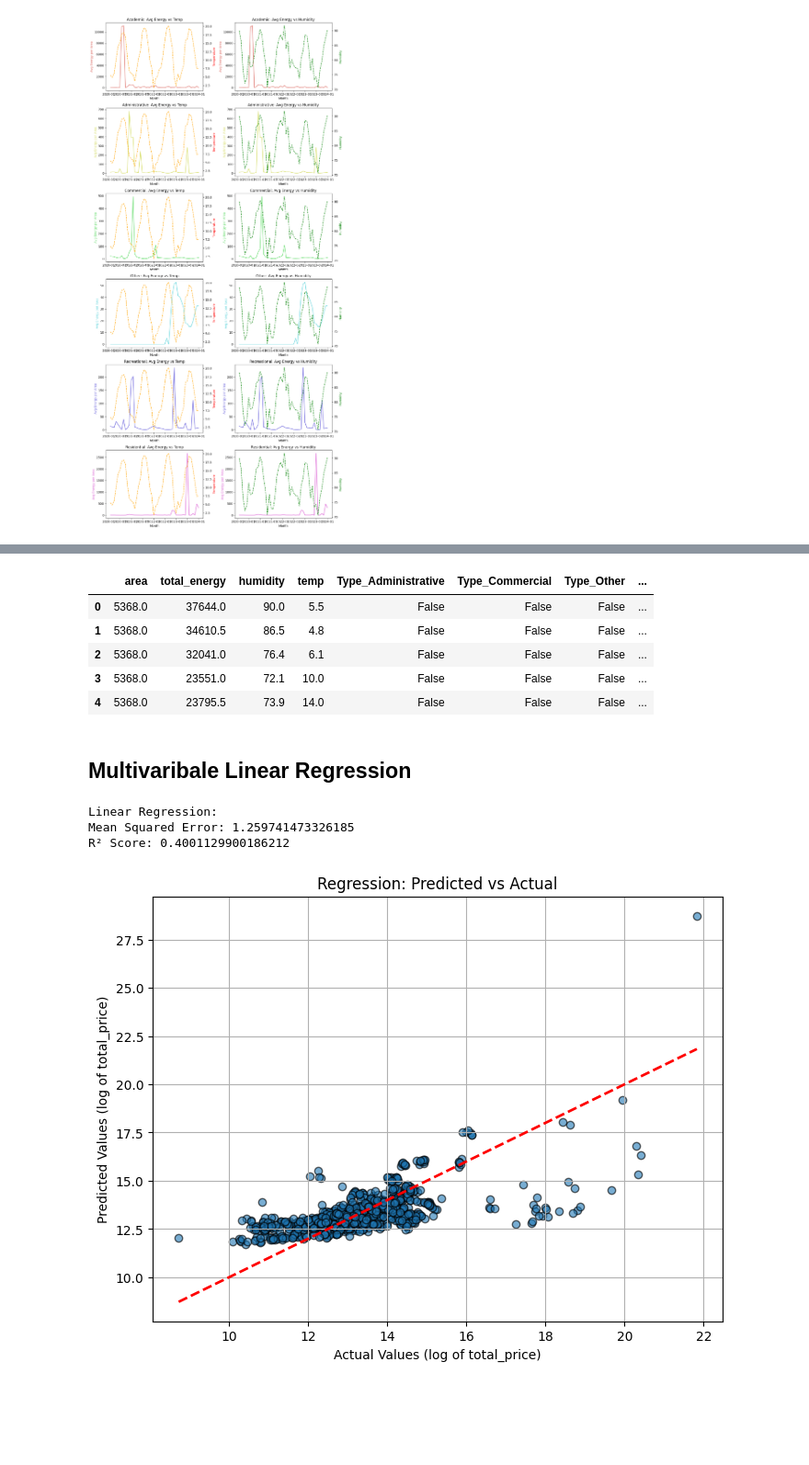
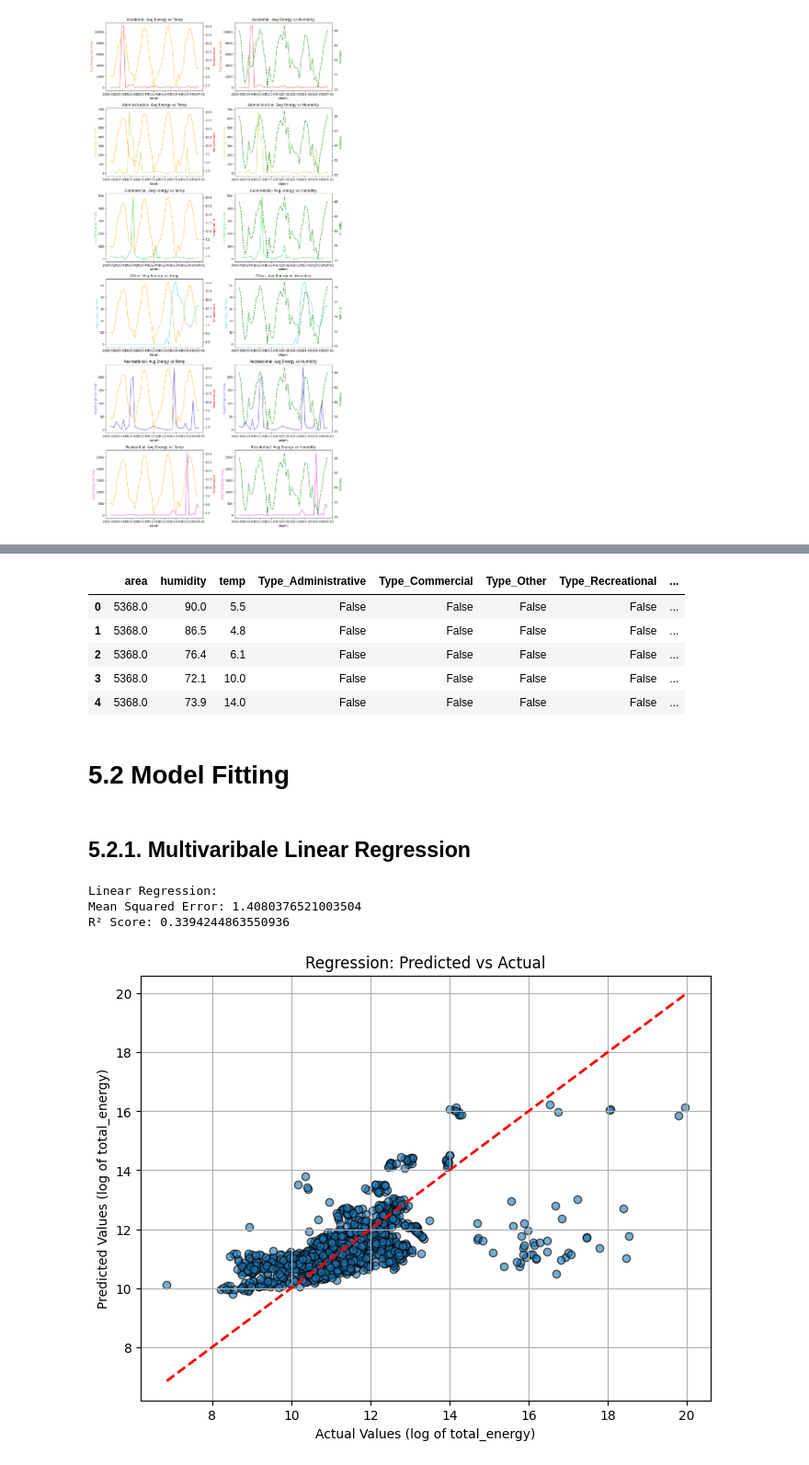
Before and after one commit to Speculatorrr/ECON323-Building-Energy-Analysis, a Jupyter notebook: Final_Project_new.ipynb, the cells around one changed output, grey strips where cells are left out. Shown at 92% size. Drawn from its saved outputs; the diff is of its cells as text; code cells hidden in the pictures; blank space fills up the shorter version.

```diff
--- a/Final_Project_new.ipynb
+++ b/Final_Project_new.ipynb
@@ -448,15 +525,11 @@ steps:
 # %%
-short_EEU = long_EEU[long_EEU["total_price"] > 0]
-x1 = short_EEU.drop(["shortName","month", "energy_per_area", "unit_price","total_price"], axis=1).copy()
-y1 = np.log(short_EEU["total_price"])
+short_EEU = long_EEU[long_EEU["total_energy"] > 0]
+x1 = short_EEU.drop(["shortName","month", "energy_per_area", "unit_price","total_price", "total_energy"], axis=1).copy()
+y1 = np.log(short_EEU["total_energy"])
 # %%
-from sklearn.model_selection import train_test_split
-from sklearn.preprocessing import OneHotEncoder
-from sklearn.preprocessing import StandardScaler
-from sklearn.model_selection import train_test_split
 x1_dummy = pd.get_dummies(x1, columns=["Type"], drop_first=True)
 
-X1_train, X1_test, y1_train, y1_test = train_test_split(x1_dummy, y1, test_size=0.2, random_state=42)
+X1_train, X1_test, y1_train, y1_test = train_test_split(x1_dummy, y1, test_size=0.3, random_state=123)
 
 #standardize
 scaler = StandardScaler()
@@ -466,17 +539,20 @@ X1_test[numerical_columns] = scaler.transform(X1_test[numerical_columns])
 
 x1_dummy.head()
 # %% [output]
-|  | area | total_energy | humidity | temp | Type_Administrative | Type_Commercial | Type_Other | ... |
-| 0 | 5368.0 | 37644.0 | 90.0 | 5.5 | False | False | False | ... |
-| 1 | 5368.0 | 34610.5 | 86.5 | 4.8 | False | False | False | ... |
-| 2 | 5368.0 | 32041.0 | 76.4 | 6.1 | False | False | False | ... |
-| 3 | 5368.0 | 23551.0 | 72.1 | 10.0 | False | False | False | ... |
-| 4 | 5368.0 | 23795.5 | 73.9 | 14.0 | False | False | False | ... |
+|  | area | humidity | temp | Type_Administrative | Type_Commercial | Type_Other | Type_Recreational | ... |
+| 0 | 5368.0 | 90.0 | 5.5 | False | False | False | False | ... |
+| 1 | 5368.0 | 86.5 | 4.8 | False | False | False | False | ... |
+| 2 | 5368.0 | 76.4 | 6.1 | False | False | False | False | ... |
+| 3 | 5368.0 | 72.1 | 10.0 | False | False | False | False | ... |
+| 4 | 5368.0 | 73.9 | 14.0 | False | False | False | False | ... |
+# %% [markdown]
+# **5.2 Model Fitting**
 # %% [markdown]
-## Multivaribale Linear Regression
+## 5.2.1. Multivaribale Linear Regression
 # %%
 from sklearn.linear_model import LinearRegression
 from sklearn.metrics import mean_squared_error, r2_score
+from sklearn.linear_model import Lasso
 
 lin_reg = LinearRegression()
 lin_reg.fit(X1_train, y1_train)
@@ -489,17 +565,17 @@ print("Mean Squared Error:", mean_squared_error(y1_test, y_pred_lin))
 print("R² Score:", r2_score(y1_test, y_pred_lin))
 # %% [output]
 Linear Regression:
-Mean Squared Error: 1.259741473326185
-R² Score: 0.4001129900186212
+Mean Squared Error: 1.4080376521003504
+R² Score: 0.3394244863550936
 # %%
 plt.figure(figsize=(8, 6))
 plt.scatter(y1_test, y_pred_lin, alpha=0.6, edgecolor="k")
 plt.plot([min(y1_test), max(y1_test)], [min(y1_test), max(y1_test)], color="red", linestyle="--", linewidth=2)
 plt.title("Regression: Predicted vs Actual")
-plt.xlabel("Actual Values (log of total_price)")
-plt.ylabel("Predicted Values (log of total_price)")
+plt.xlabel("Actual Values (log of total_energy)")
+plt.ylabel("Predicted Values (log of total_energy)")
 plt.grid(True)
 plt.show()
 # %% [output]
-[figure, old version]
+[figure, new version]
 # %% [markdown]
```
Also changed, not shown: parts of 29 cells of this notebook.
